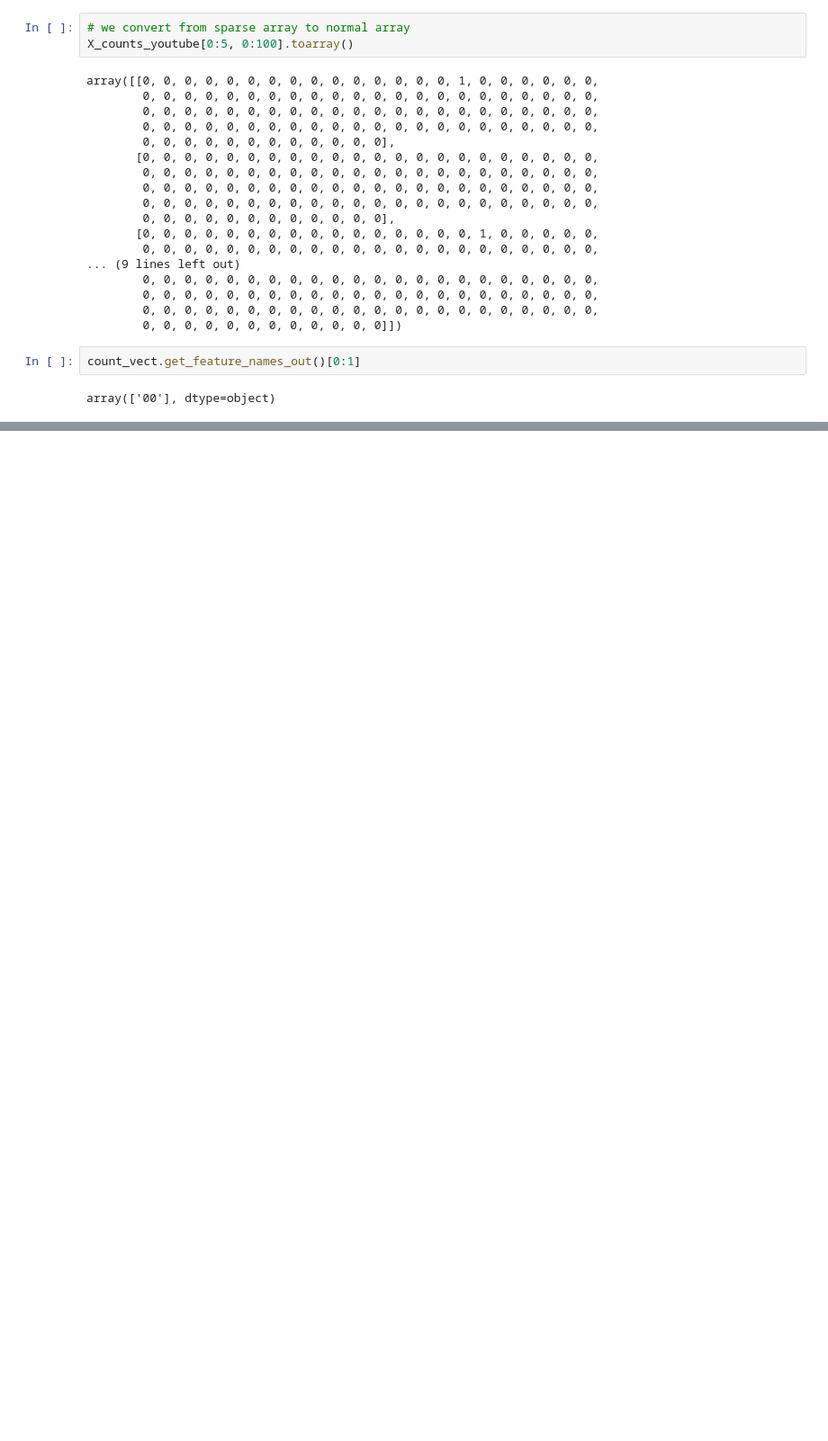
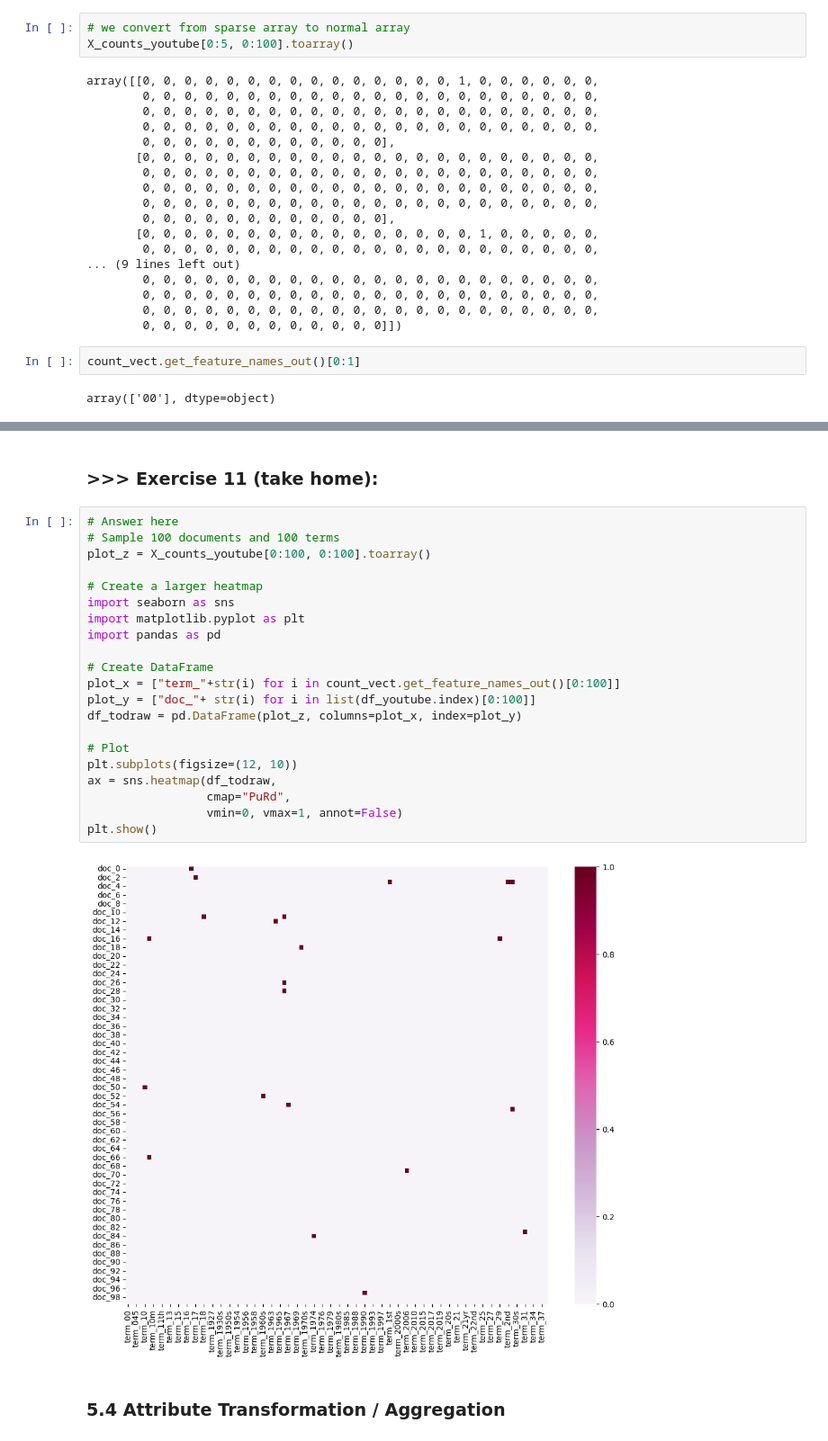
Before and after one commit to Kevindic0214/DM2024-Lab1-Homework, a Jupyter notebook: DM2024-Lab1-Homework.ipynb, the cells around one changed output, grey strips where cells are left out. Shown: that part at 90% size. Cells and saved outputs as stored; diff of their text form; blank space fills up the shorter version.

Commit message:
Finished sec. Exercise 1~15

```diff
--- a/DM2024-Lab1-Homework.ipynb
+++ b/DM2024-Lab1-Homework.ipynb
@@ -979,0 +1077,27 @@ array(['00'], dtype=object)
+# %% [markdown]
+### **>>> Exercise 11 (take home):**
+# %%
+# Answer here
+# Sample 100 documents and 100 terms
+plot_z = X_counts_youtube[0:100, 0:100].toarray()
+
+# Create a larger heatmap
+import seaborn as sns
+import matplotlib.pyplot as plt
+import pandas as pd
+
+# Create DataFrame
+plot_x = ["term_"+str(i) for i in count_vect.get_feature_names_out()[0:100]]
+plot_y = ["doc_"+ str(i) for i in list(df_youtube.index)[0:100]]
+df_todraw = pd.DataFrame(plot_z, columns=plot_x, index=plot_y)
+
+# Plot
+plt.subplots(figsize=(12, 10))
+ax = sns.heatmap(df_todraw,
+                 cmap="PuRd",
+                 vmin=0, vmax=1, annot=False)
+plt.show()
+# %% [output]
+[figure, added]
+# %% [markdown]
+### 5.4 Attribute Transformation / Aggregation
```
Also changed, not shown: parts of 28 cells of this notebook.
